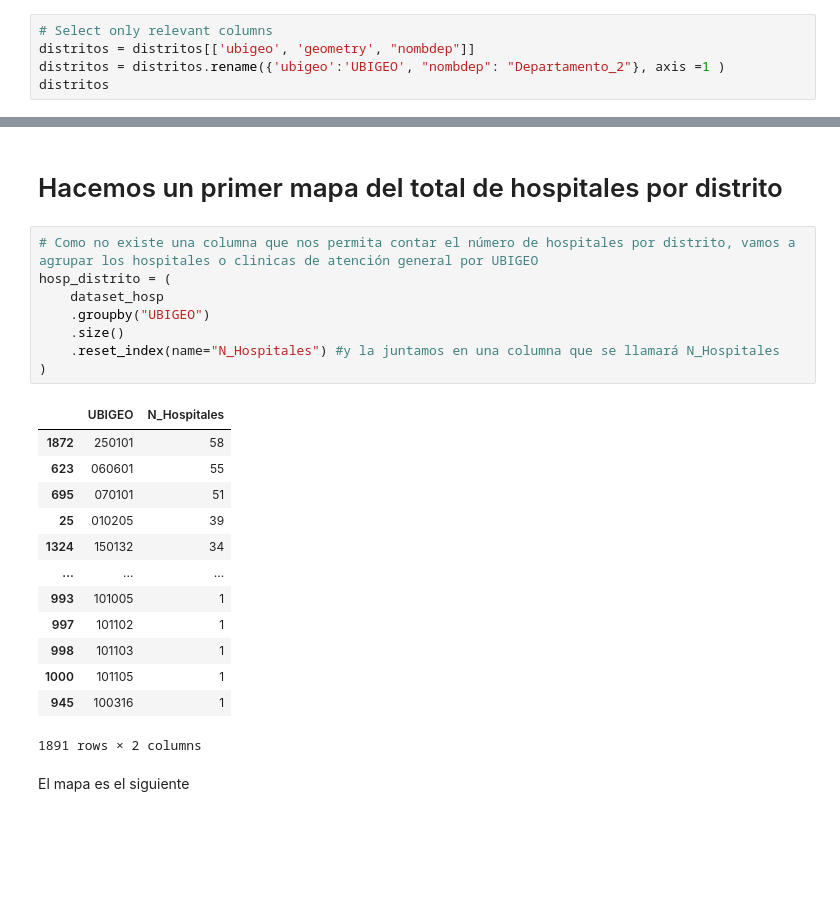
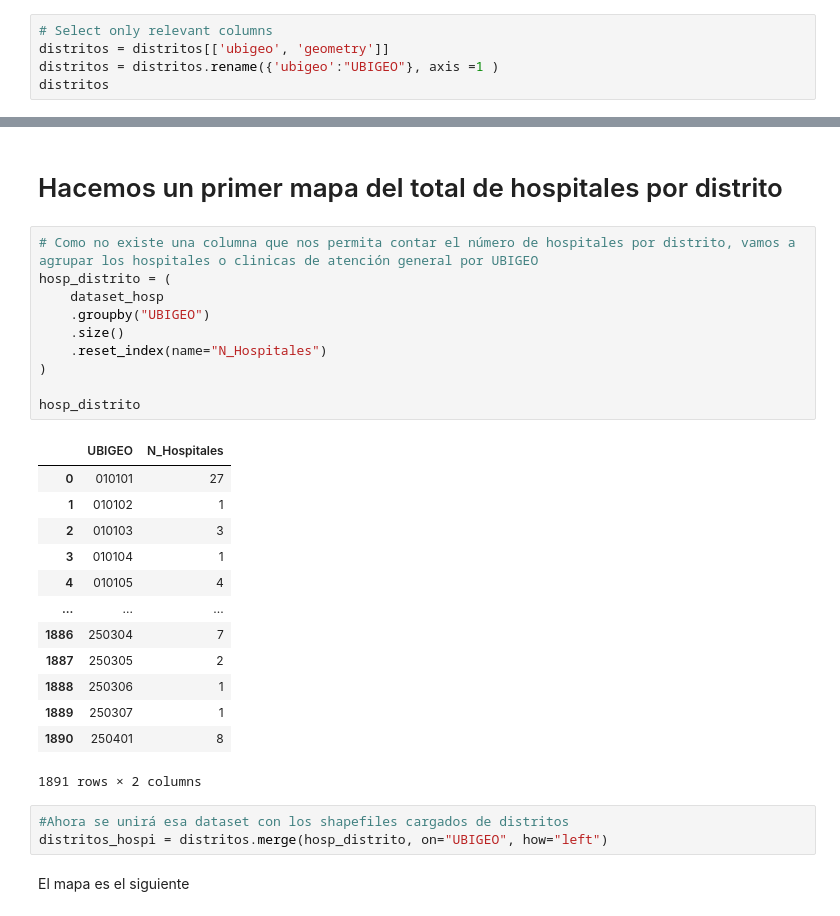
Before and after one commit to anelvasquez/Hospitals-Access-Peru, a Jupyter notebook: code/script_geo.ipynb, the cells around one changed output, grey strips where cells are left out. Saved outputs shown, nothing was run; the diff lists cells and outputs as text; blank space fills up the shorter version.

```diff
--- a/code/script_geo.ipynb
+++ b/code/script_geo.ipynb
@@ -170,7 +170,7 @@ distritos['ubigeo'].unique().size
 1891
 # %%
 # Select only relevant columns
-distritos = distritos[['ubigeo', 'geometry', "nombdep"]]
-distritos = distritos.rename({'ubigeo':'UBIGEO', "nombdep": "Departamento_2"}, axis =1 )
+distritos = distritos[['ubigeo', 'geometry']]
+distritos = distritos.rename({'ubigeo':"UBIGEO"}, axis =1 )
 distritos
 # %% [output]
@@ -337,25 +335,30 @@ Datum: World Geodetic System 1984 ensemble
 # %%
 # Como no existe una columna que nos permita contar el número de hospitales por distrito, vamos a agrupar los hospitales o clinicas de atención general por UBIGEO
 hosp_distrito = (
     dataset_hosp
     .groupby("UBIGEO")
     .size()
-    .reset_index(name="N_Hospitales") #y la juntamos en una columna que se llamará N_Hospitales
+    .reset_index(name="N_Hospitales")
 )
+
+hosp_distrito
 # %% [output]
 |  | UBIGEO | N_Hospitales |
-| 1872 | 250101 | 58 |
-| 623 | 060601 | 55 |
-| 695 | 070101 | 51 |
-| 25 | 010205 | 39 |
-| 1324 | 150132 | 34 |
+| 0 | 010101 | 27 |
+| 1 | 010102 | 1 |
+| 2 | 010103 | 3 |
+| 3 | 010104 | 1 |
+| 4 | 010105 | 4 |
 | ... | ... | ... |
-| 993 | 101005 | 1 |
-| 997 | 101102 | 1 |
-| 998 | 101103 | 1 |
-| 1000 | 101105 | 1 |
-| 945 | 100316 | 1 |
+| 1886 | 250304 | 7 |
+| 1887 | 250305 | 2 |
+| 1888 | 250306 | 1 |
+| 1889 | 250307 | 1 |
+| 1890 | 250401 | 8 |
 1891 rows × 2 columns
+# %%
+#Ahora se unirá esa dataset con los shapefiles cargados de distritos
+distritos_hospi = distritos.merge(hosp_distrito, on="UBIGEO", how="left")
 # %% [markdown]
 El mapa es el siguiente
 # %%
```
Also changed, not shown: parts of 14 cells of this notebook, 3 other files.
